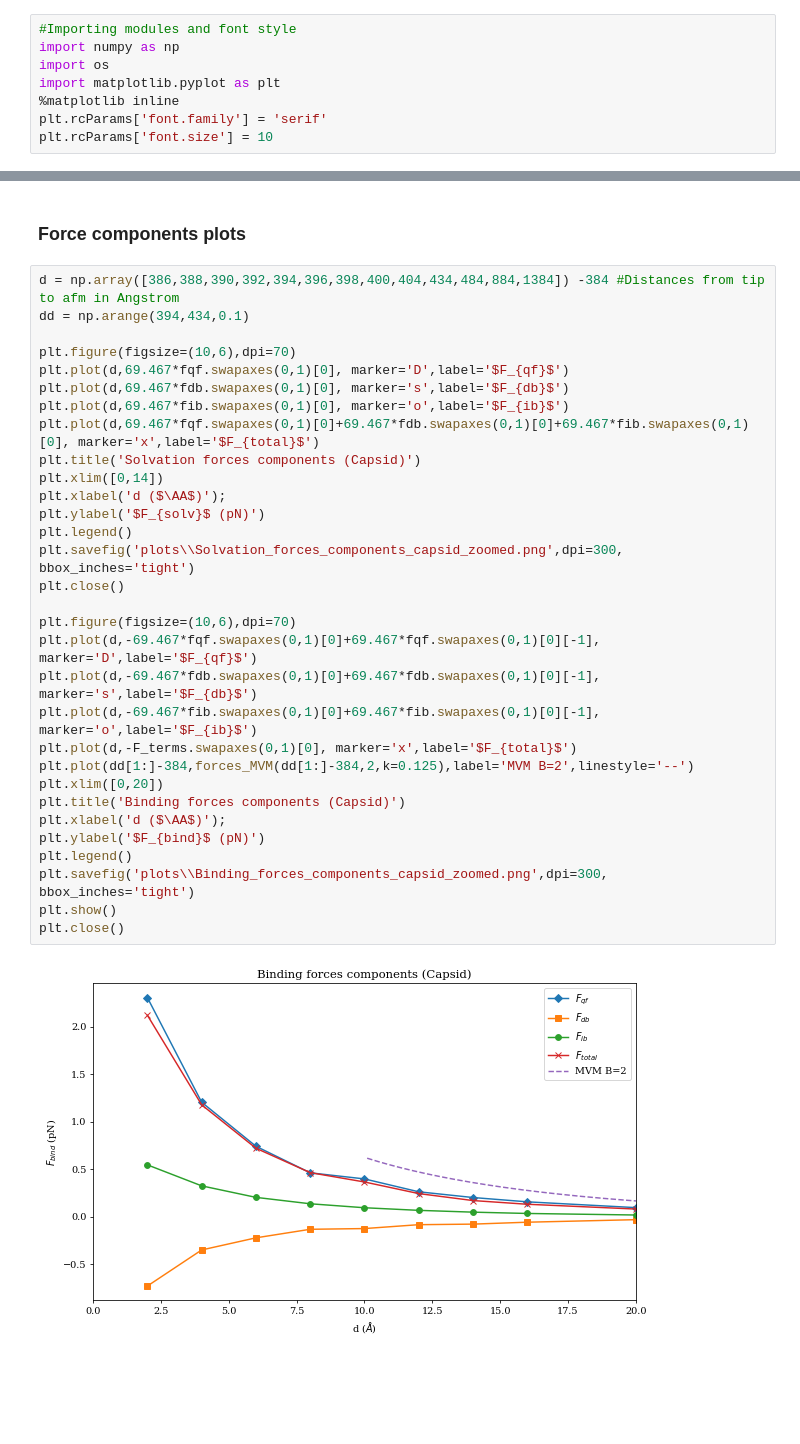
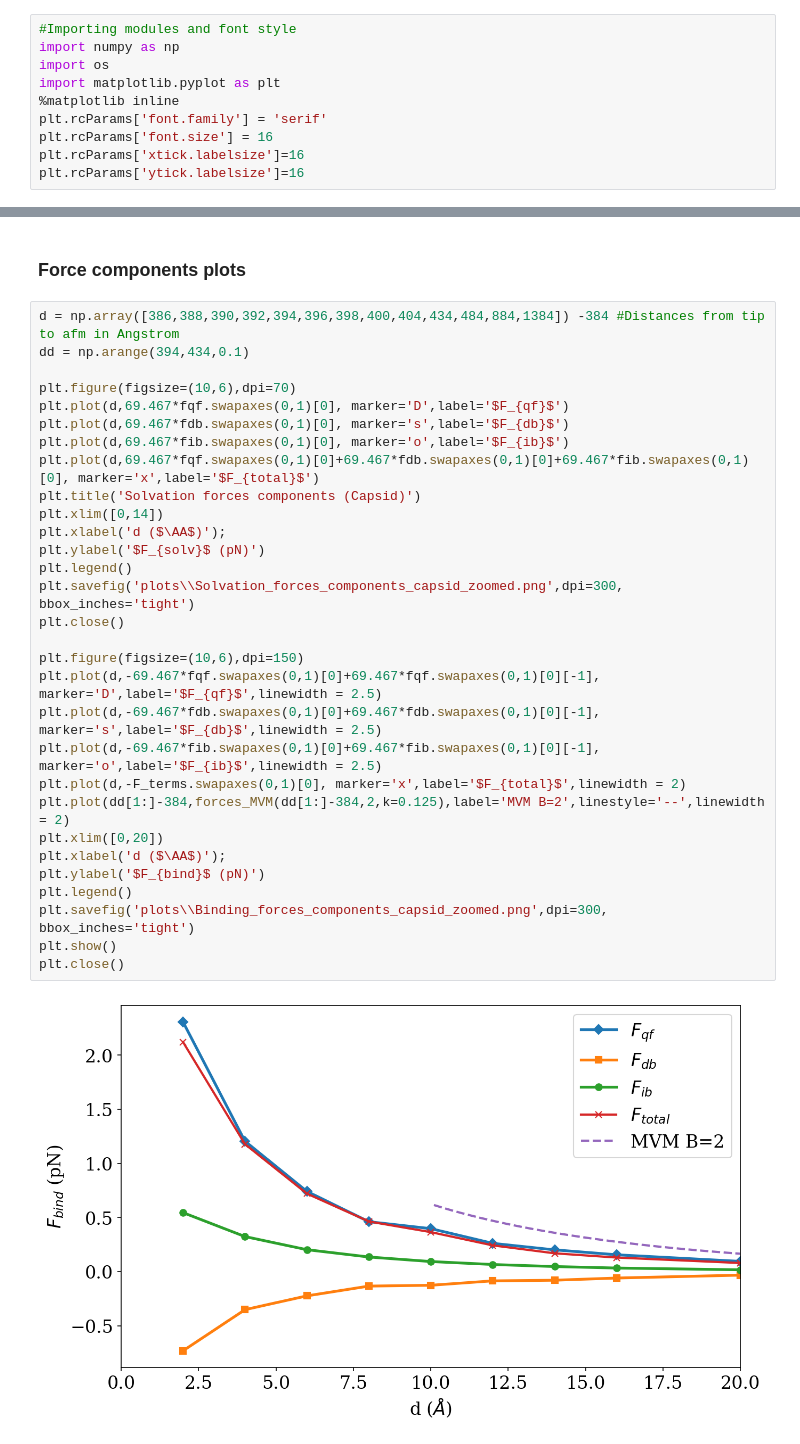
Before and after one commit to iaddison-smith/plots_afmtip, a Jupyter notebook: Force_components_afmtip.ipynb, the cells around one changed output, grey strips where cells are left out. Saved outputs shown, nothing was run; the diff lists cells and outputs as text; blank space fills up the shorter version.

Commit message:
fix plot fig 2)

```diff
--- a/Force_components_afmtip.ipynb
+++ b/Force_components_afmtip.ipynb
@@ -7,7 +7,9 @@ import os
 import matplotlib.pyplot as plt
 %matplotlib inline
 plt.rcParams['font.family'] = 'serif'
-plt.rcParams['font.size'] = 10
+plt.rcParams['font.size'] = 16
+plt.rcParams['xtick.labelsize']=16
+plt.rcParams['ytick.labelsize']=16
 # %% [markdown]
 ### Funciones
 # %%
@@ -207,33 +209,32 @@ plt.close()
 # %%
 d = np.array([386,388,390,392,394,396,398,400,404,434,484,884,1384]) -384 #Distances from tip to afm in Angstrom
 dd = np.arange(394,434,0.1)
 
 plt.figure(figsize=(10,6),dpi=70)
 plt.plot(d,69.467*fqf.swapaxes(0,1)[0], marker='D',label='$F_{qf}$')
 plt.plot(d,69.467*fdb.swapaxes(0,1)[0], marker='s',label='$F_{db}$')
 plt.plot(d,69.467*fib.swapaxes(0,1)[0], marker='o',label='$F_{ib}$')
 plt.plot(d,69.467*fqf.swapaxes(0,1)[0]+69.467*fdb.swapaxes(0,1)[0]+69.467*fib.swapaxes(0,1)[0], marker='x',label='$F_{total}$')
 plt.title('Solvation forces components (Capsid)')
 plt.xlim([0,14])
 plt.xlabel('d ($\AA$)');
 plt.ylabel('$F_{solv}$ (pN)')
 plt.legend()
 plt.savefig('plots\\Solvation_forces_components_capsid_zoomed.png',dpi=300, bbox_inches='tight')
 plt.close()
 
-plt.figure(figsize=(10,6),dpi=70)
-plt.plot(d,-69.467*fqf.swapaxes(0,1)[0]+69.467*fqf.swapaxes(0,1)[0][-1], marker='D',label='$F_{qf}$')
-plt.plot(d,-69.467*fdb.swapaxes(0,1)[0]+69.467*fdb.swapaxes(0,1)[0][-1], marker='s',label='$F_{db}$')
-plt.plot(d,-69.467*fib.swapaxes(0,1)[0]+69.467*fib.swapaxes(0,1)[0][-1], marker='o',label='$F_{ib}$')
-plt.plot(d,-F_terms.swapaxes(0,1)[0], marker='x',label='$F_{total}$')
-plt.plot(dd[1:]-384,forces_MVM(dd[1:]-384,2,k=0.125),label='MVM B=2',linestyle='--')
+plt.figure(figsize=(10,6),dpi=150)
+plt.plot(d,-69.467*fqf.swapaxes(0,1)[0]+69.467*fqf.swapaxes(0,1)[0][-1], marker='D',label='$F_{qf}$',linewidth = 2.5)
+plt.plot(d,-69.467*fdb.swapaxes(0,1)[0]+69.467*fdb.swapaxes(0,1)[0][-1], marker='s',label='$F_{db}$',linewidth = 2.5)
+plt.plot(d,-69.467*fib.swapaxes(0,1)[0]+69.467*fib.swapaxes(0,1)[0][-1], marker='o',label='$F_{ib}$',linewidth = 2.5)
+plt.plot(d,-F_terms.swapaxes(0,1)[0], marker='x',label='$F_{total}$',linewidth = 2)
+plt.plot(dd[1:]-384,forces_MVM(dd[1:]-384,2,k=0.125),label='MVM B=2',linestyle='--',linewidth = 2)
 plt.xlim([0,20])
-plt.title('Binding forces components (Capsid)')
 plt.xlabel('d ($\AA$)');
 plt.ylabel('$F_{bind}$ (pN)')
 plt.legend()
 plt.savefig('plots\\Binding_forces_components_capsid_zoomed.png',dpi=300, bbox_inches='tight')
 plt.show()
 plt.close()
 # %% [output]
-[figure, old version]
+[figure, new version]
```
Also changed, not shown: 2 other files.
